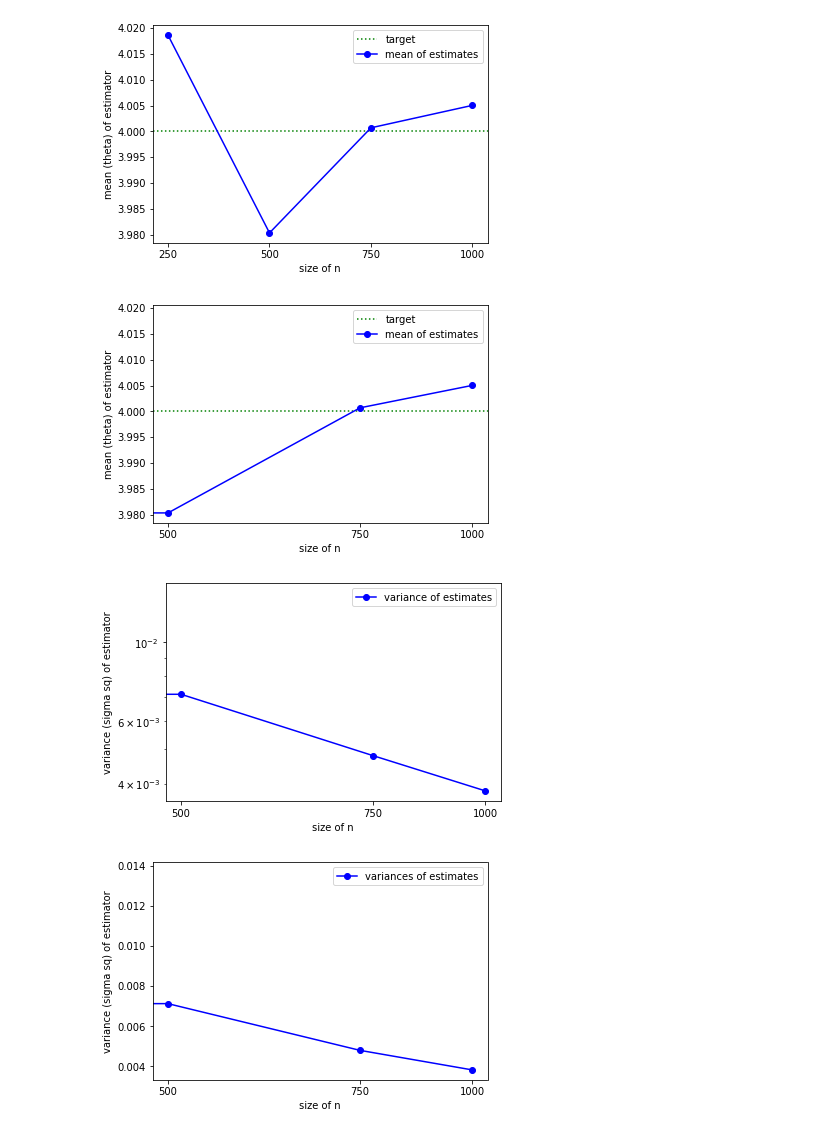
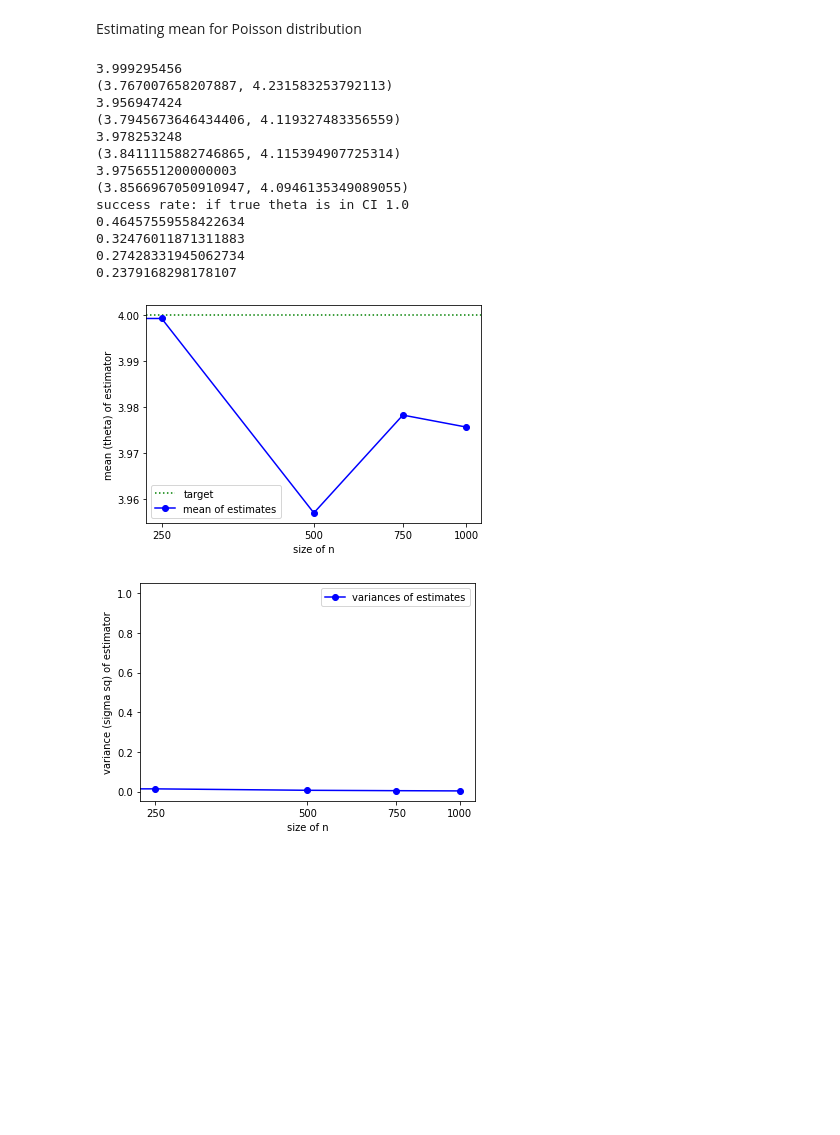
Before and after one commit to ageva2022/thesisspring22, a Jupyter notebook: thesisS22.ipynb, the cells around one changed output. Drawn from its saved outputs; the diff is of its cells as text; code cells hidden in the pictures; blank space fills up the shorter version.

Commit message:
Update thesisS22.ipynb
Adding csv record format for Poisson experiment. Log axes still deleting the first datapoint so adding a hardcoded "throwaway" point.

```diff
--- a/thesisS22.ipynb
+++ b/thesisS22.ipynb
@@ -21,6 +23,7 @@ def estimator_var(data):
 # %%
 def blb(estimator_func, data, n):
-
+    theta_vec = []
+    sigma_sq_vec = []
     # randomly partition X into k subsets
     random.shuffle(data)
     partitions = [data[i:i + k] for i in range(0, len(data), k)]
@@ -34,7 +37,7 @@ def blb(estimator_func, data, n):
 
         b = len(partitions[i])
 
-        # for each partition, create r subsets
+        # for a partition, create r subsets
         for c in range(r):
             I = np.random.randint(low, high, size=n)
             replicate = data[I]
@@ -122,14 +180,26 @@ true_mean = 190
 true_sd = 30
 true_var = true_sd**2
 
-list_of_n = [100, 250, 500, 750, 1000, 1250]
+T = 25
+
+#list_of_n = [100, 250, 500, 750, 1000, 1250]
+list_of_n = [250, 500, 750, 1000]
+
 
 #estimating variance of gaussian
 for n in list_of_n:
-    data = np.random.normal(true_mean, true_sd, n)
-    theta, sigma_sq = blb(estimator_var, data, n)
-    theta_hat_vec.append(theta)
-    sigma_sq_hat_vec.append(sigma_sq)
+    trials_theta = []
+    trials_sigma_sq = []
 
-plot(true_var)
+    for t in range(T):
+        data = np.random.normal(true_mean, true_sd, n)
+        theta, sigma_sq = blb(estimator_var, data, n)
+        trials_theta.append(theta)
+        trials_sigma_sq.append(sigma_sq)
+
+    theta_hat_vec.append(np.mean(trials_theta))
+    sigma_sq_hat_vec.append(np.mean(trials_sigma_sq))
+
+construct_CI(true_var, theta_hat_vec, sigma_sq_hat_vec)
+plot(true_var, theta_hat_vec, sigma_sq_hat_vec)
 # %% [output]
@@ -138,33 +221,47 @@ plot(true_var)
+# %% [markdown]
+Estimating mean for Poisson distribution
 # %%
 theta_hat_vec = []
 sigma_sq_hat_vec = []
 
 T = 25 #trials
 
 true_theta = 4
 
 
 #list_of_n = [100, 250, 500, 750, 1000, 1250]
 list_of_n = [250, 500, 750, 1000]
 
 
 #estimating mean of poisson
 for n in list_of_n:
-    trials_theta = np.zeros(T)
-    trials_sigma_sq = np.zeros(T)
+    trials_theta = []
+    trials_sigma_sq = []
     # for t in T
     for t in range(T):
         data = np.random.poisson(true_theta, n)
         theta, sigma_sq = blb(estimator_mean, data, n) #returns mean and variance of estimator
-        trials_theta[t] = theta
-        trials_sigma_sq[t] = sigma_sq
+        trials_theta.append(theta)
+        trials_sigma_sq.append(sigma_sq)
 
     theta_hat_vec.append(np.mean(trials_theta))
     sigma_sq_hat_vec.append(np.mean(trials_sigma_sq))
 
-plot(true_theta)
+construct_CI(true_theta, theta_hat_vec, sigma_sq_hat_vec)
+plot(true_theta, theta_hat_vec, sigma_sq_hat_vec)
 # %% [output]
+3.999295456
+(3.767007658207887, 4.231583253792113)
+3.956947424
+(3.7945673646434406, 4.119327483356559)
+3.978253248
+(3.8411115882746865, 4.115394907725314)
+3.9756551200000003
+(3.8566967050910947, 4.0946135349089055)
+success rate: if true theta is in CI 1.0
+0.46457559558422634
+0.32476011871311883
+0.27428331945062734
+0.2379168298178107
-[figure, old version]
+[figure, new version]
-[figure, old version]
+[figure, new version]
-[figure, removed]
-[figure, removed]
```
Also changed, not shown: parts of 13 cells of this notebook.
